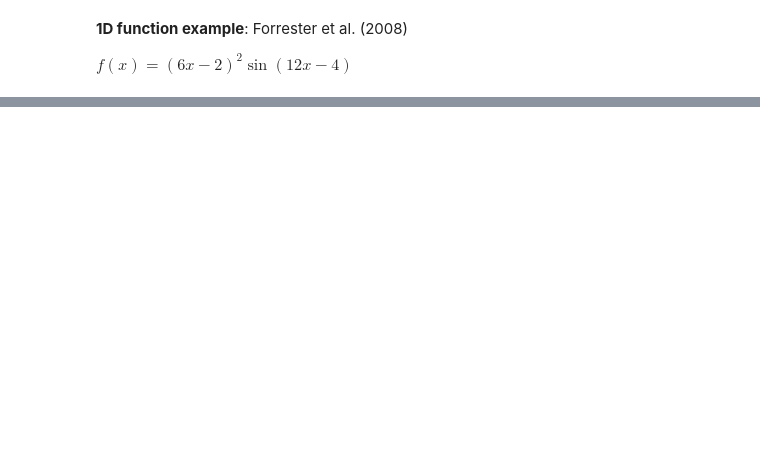
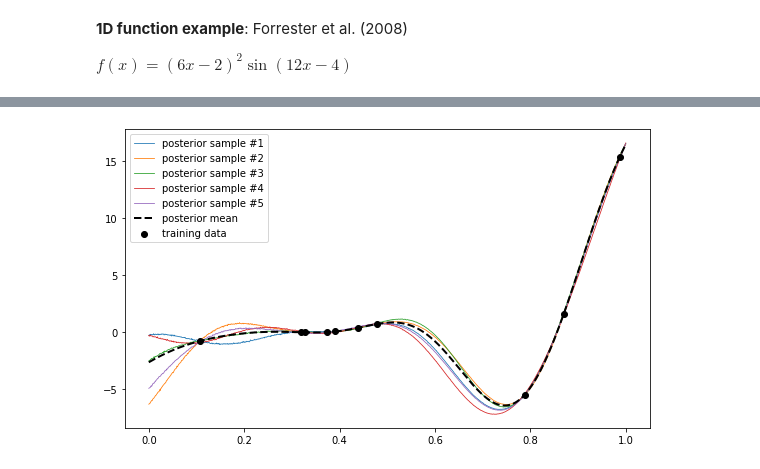
Before and after one commit to stelong/GPErks, a Jupyter notebook: notebooks/example_1.ipynb, the cells around one changed output, grey strips where cells are left out. Cells and saved outputs as stored; diff of their text form; code cells hidden in the pictures; blank space fills up the shorter version.

```diff
--- a/notebooks/example_1.ipynb
+++ b/notebooks/example_1.ipynb
@@ -162,0 +166,16 @@ print( inference.scores_dct )
+# %%
+y_samples = emulator.sample(xx, n_draws=5)
+
+fig, axis = plt.subplots(1, 1, figsize=(4*width/3, height/2))
+
+for i, ys in enumerate(y_samples):
+    axis.plot(xx, ys, lw=0.8, label=f"posterior sample #{i+1}", zorder=1)
+
+axis.plot(xx, yy_mean, c="k", lw=2, ls="--", label="posterior mean", zorder=2)
+axis.scatter(x_train, y_train, fc="k", ec="k", label="training data", zorder=2)
+
+axis.legend(loc="best")
+fig.tight_layout()
+plt.show()
+# %% [output]
+[figure, added]
```
Also changed, not shown: parts of 12 cells of this notebook.
